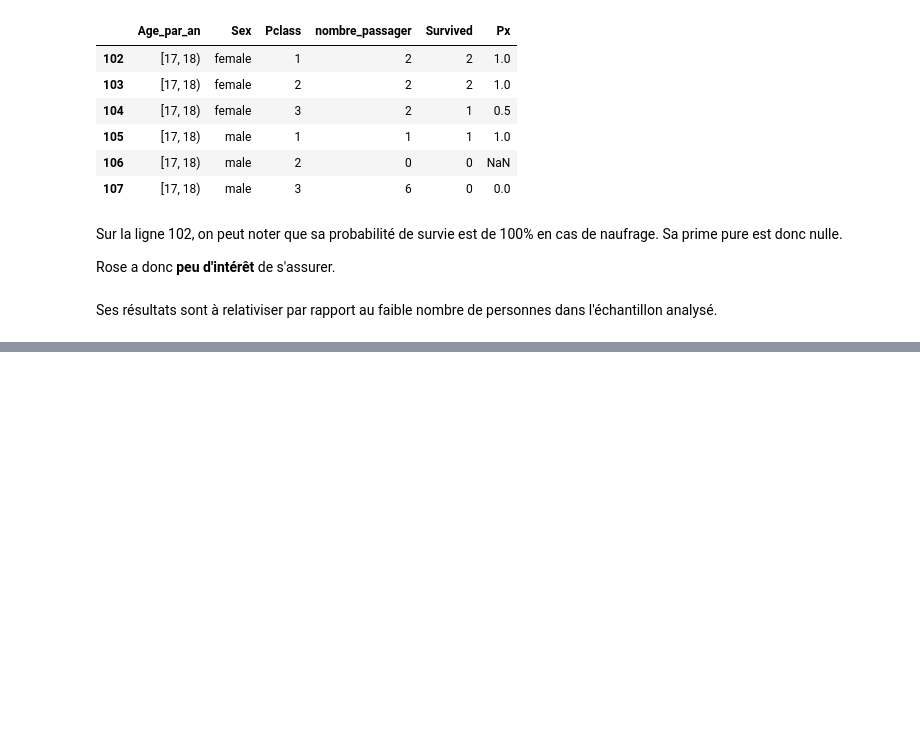
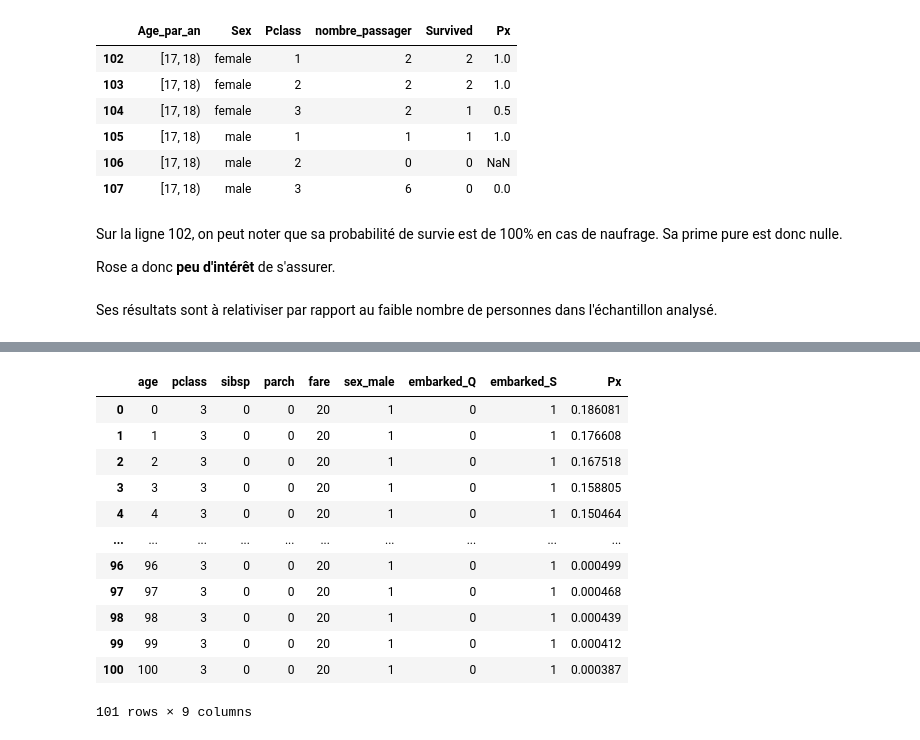
Before and after one commit to BenoitProst/act102_actuariat-vie, a Jupyter notebook: Table_mortalité_Titanic.ipynb, the cells around one changed output, grey strips where cells are left out. Drawn from its saved outputs; the diff is of its cells as text; code cells hidden in the pictures; blank space fills up the shorter version.

```diff
--- a/Table_mortalité_Titanic.ipynb
+++ b/Table_mortalité_Titanic.ipynb
@@ -72,0 +116,12 @@ Ses résultats sont à relativiser par rapport au faible nombre de personnes dan
+# %%
+# Ajoutez une colonne de constante à X_train si vous ajustez une régression avec une constante
+# X_train = sm.add_constant(X_train)
+
+# Définissez le modèle GLM
+model = sm.GLM(y_train, X_train, family=sm.families.Binomial())
+
+# Ajustez le modèle aux données d'entraînement
+results = model.fit()
+
+# Affichez un résumé des résultats
+print(results.summary())
@@ -72,0 +148,16 @@ Ses résultats sont à relativiser par rapport au faible nombre de personnes dan
+# %%
+# Créer une liste des âges de 0 à 100 ans
+ages = list(range(101))
+
+# Créer un DataFrame pandas avec une colonne 'Age'
+df_Jack = pd.DataFrame({'age': ages})
+df_Jack['pclass'] = 3
+df_Jack['sibsp'] = 0
+df_Jack['parch'] = 0
+df_Jack['fare'] = 20
+df_Jack['sex_male'] = 1
+df_Jack['embarked_Q'] = 0
+df_Jack['embarked_S'] = 1
+
+# Afficher les premières lignes du DataFrame
+df_Jack
@@ -72,0 +178,2 @@ Ses résultats sont à relativiser par rapport au faible nombre de personnes dan
+# %%
+predictions_Jack = results.predict(df_Jack)
@@ -72,0 +182,16 @@ Ses résultats sont à relativiser par rapport au faible nombre de personnes dan
+# %%
+df_Jack
+# %% [output]
+|  | age | pclass | sibsp | parch | fare | sex_male | embarked_Q | embarked_S | Px |
+| 0 | 0 | 3 | 0 | 0 | 20 | 1 | 0 | 1 | 0.186081 |
+| 1 | 1 | 3 | 0 | 0 | 20 | 1 | 0 | 1 | 0.176608 |
+| 2 | 2 | 3 | 0 | 0 | 20 | 1 | 0 | 1 | 0.167518 |
+| 3 | 3 | 3 | 0 | 0 | 20 | 1 | 0 | 1 | 0.158805 |
+| 4 | 4 | 3 | 0 | 0 | 20 | 1 | 0 | 1 | 0.150464 |
+| ... | ... | ... | ... | ... | ... | ... | ... | ... | ... |
+| 96 | 96 | 3 | 0 | 0 | 20 | 1 | 0 | 1 | 0.000499 |
+| 97 | 97 | 3 | 0 | 0 | 20 | 1 | 0 | 1 | 0.000468 |
+| 98 | 98 | 3 | 0 | 0 | 20 | 1 | 0 | 1 | 0.000439 |
+| 99 | 99 | 3 | 0 | 0 | 20 | 1 | 0 | 1 | 0.000412 |
+| 100 | 100 | 3 | 0 | 0 | 20 | 1 | 0 | 1 | 0.000387 |
+101 rows × 9 columns
```
Also changed, not shown: parts of 21 cells of this notebook.
